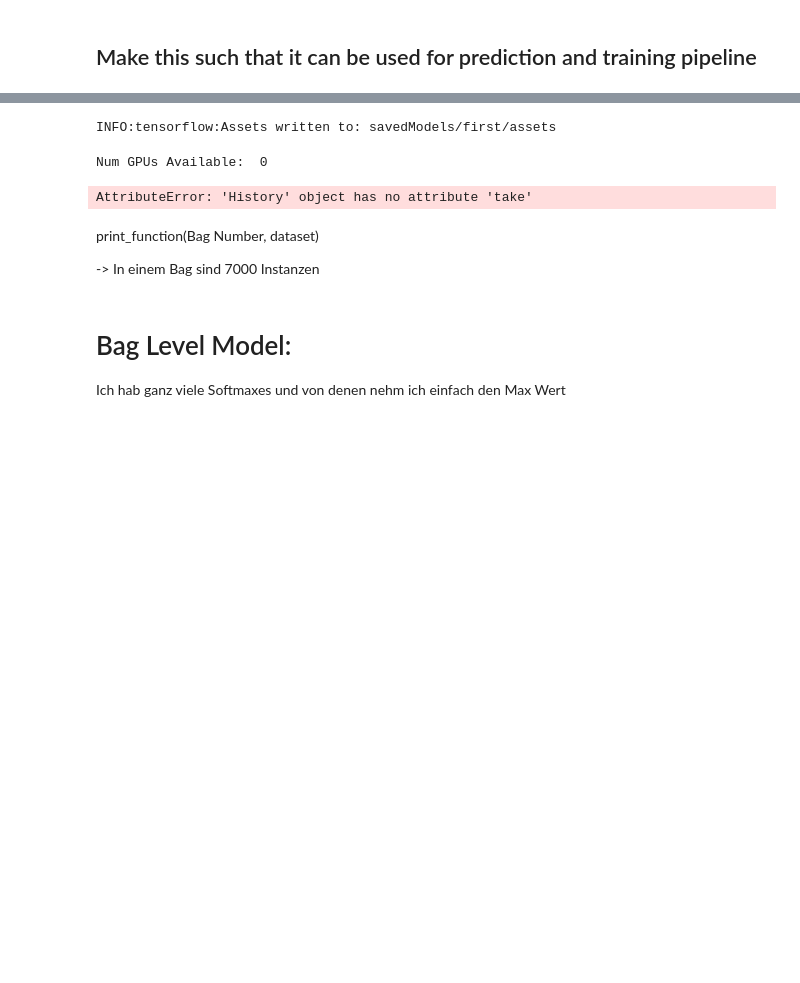
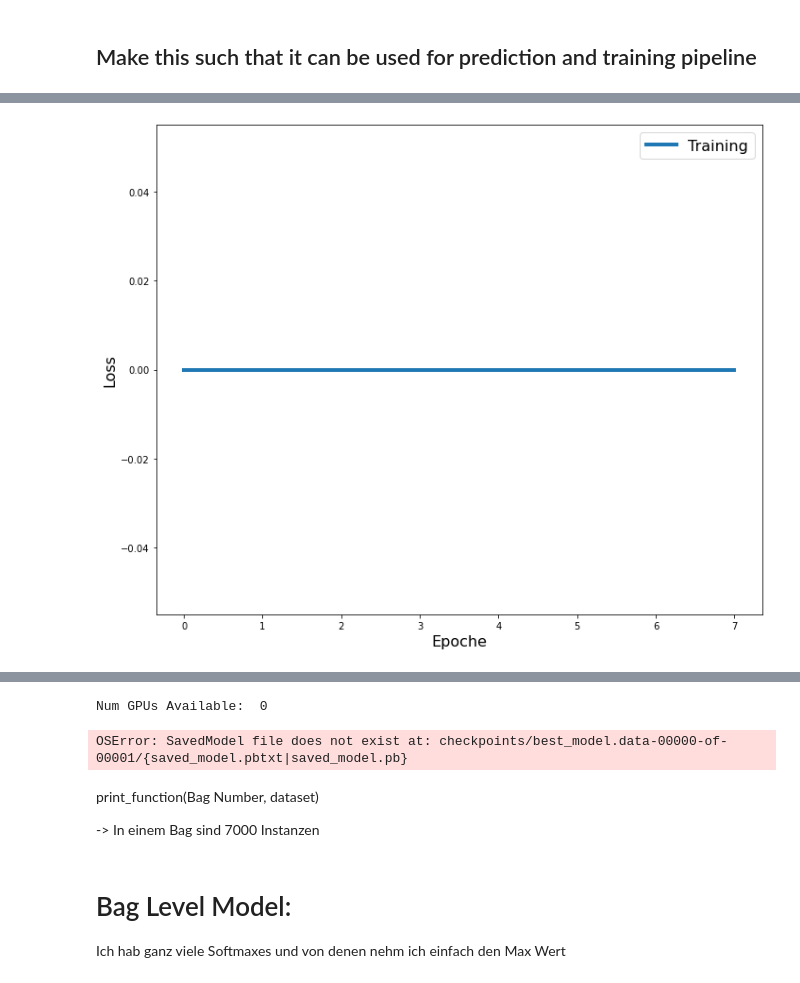
Before and after one commit to LilWeirdProgramms/oct-classifier, a Jupyter notebook: main.ipynb, the cells around one changed output, grey strips where cells are left out. Cells and saved outputs as stored; diff of their text form; code cells hidden in the pictures; blank space fills up the shorter version.

```diff
--- a/main.ipynb
+++ b/main.ipynb
@@ -57,8 +72,10 @@ _________________________________________________________________
 # %%
 history = model.fit(
     preprocesser.batch(20),
-    epochs=10,
-    #validation_data=Preprocessor.Preprocessor(validation_dataset),
+    epochs=50,
+    validation_data=Preprocessor.Preprocessor(validation_dataset).batch(20),
+    callbacks=Callbacks.my_callbacks
 )
 model.save('savedModels/first')
 # %% [output]
+[figure, added]
@@ -86,3 +83,2 @@ Epoch 10/10
-INFO:tensorflow:Assets written to: savedModels/first/assets
 # %%
 import tensorflow as tf
@@ -96,8 +88,7 @@ keras.models.load_model('savedModels/first')
-# %%
-for elem in history.take(2):
-    print(history)
-# %% [output]
-AttributeError: 'History' object has no attribute 'take'
+# %%
+model.load_weights('checkpoints/best_model.data-00000-of-00001')
+# %% [output]
+OSError: SavedModel file does not exist at: checkpoints/best_model.data-00000-of-00001/{saved_model.pbtxt|saved_model.pb}
 # %% [markdown]
 print_function(Bag Number, dataset)
 
```
Also changed, not shown: parts of 17 cells of this notebook, 7 other files.
